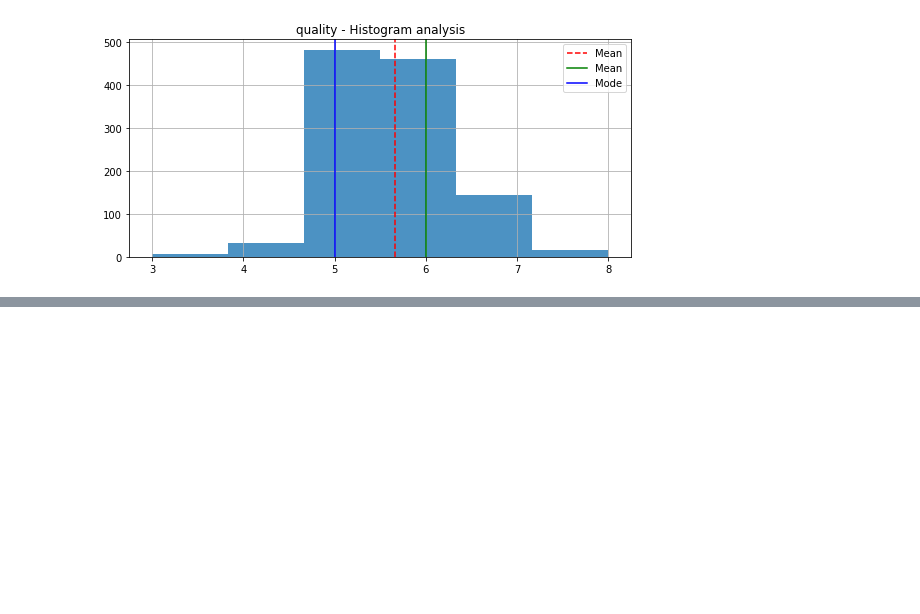
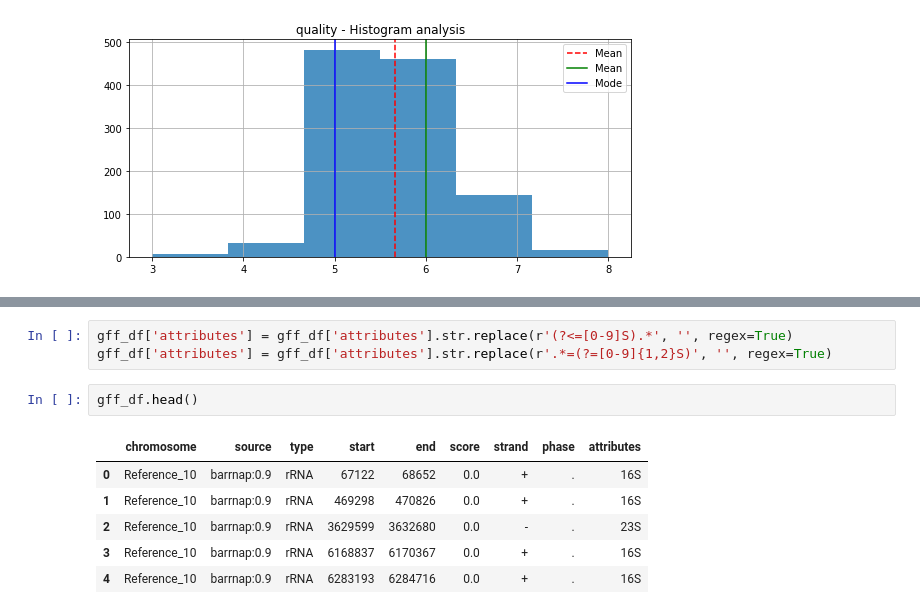
Before and after one commit to Freddsle/BI_2021_Python, a Jupyter notebook: python_homework/pandas_practice/ppractice.ipynb, the cells around one changed output, grey strips where cells are left out. Saved outputs shown, nothing was run; the diff lists cells and outputs as text; blank space fills up the shorter version.

```diff
--- a/python_homework/pandas_practice/ppractice.ipynb
+++ b/python_homework/pandas_practice/ppractice.ipynb
@@ -298,0 +304,12 @@ df_bed6
+# %%
+gff_df['attributes'] = gff_df['attributes'].str.replace(r'(?<=[0-9]S).*', '', regex=True)
+gff_df['attributes'] = gff_df['attributes'].str.replace(r'.*=(?=[0-9]{1,2}S)', '', regex=True)
+# %%
+gff_df.head()
+# %% [output]
+|  | chromosome | source | type | start | end | score | strand | phase | attributes |
+| 0 | Reference_10 | barrnap:0.9 | rRNA | 67122 | 68652 | 0.0 | + | . | 16S |
+| 1 | Reference_10 | barrnap:0.9 | rRNA | 469298 | 470826 | 0.0 | + | . | 16S |
+| 2 | Reference_10 | barrnap:0.9 | rRNA | 3629599 | 3632680 | 0.0 | - | . | 23S |
+| 3 | Reference_10 | barrnap:0.9 | rRNA | 6168837 | 6170367 | 0.0 | + | . | 16S |
+| 4 | Reference_10 | barrnap:0.9 | rRNA | 6283193 | 6284716 | 0.0 | + | . | 16S |
```
Also changed, not shown: parts of 25 cells of this notebook.
